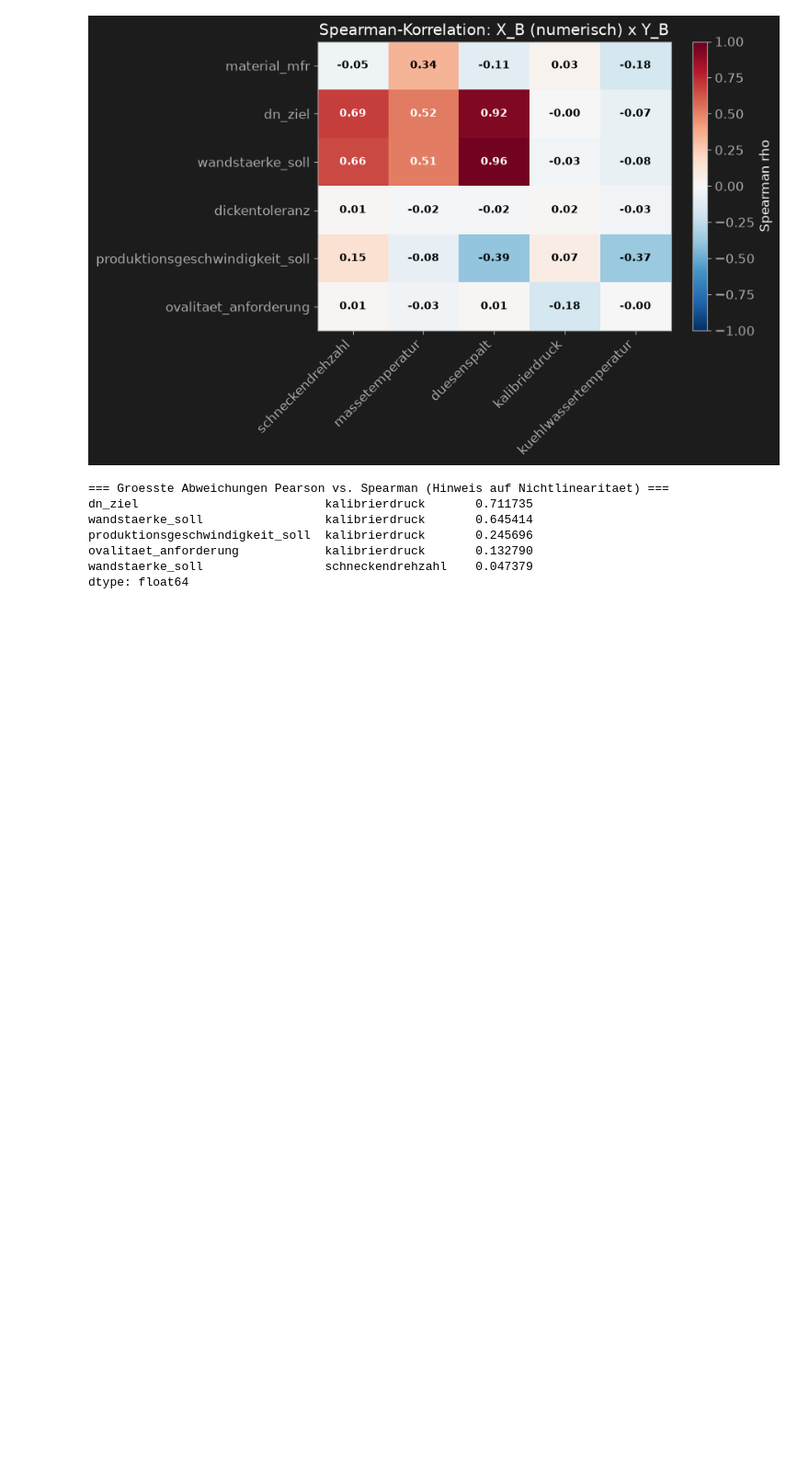
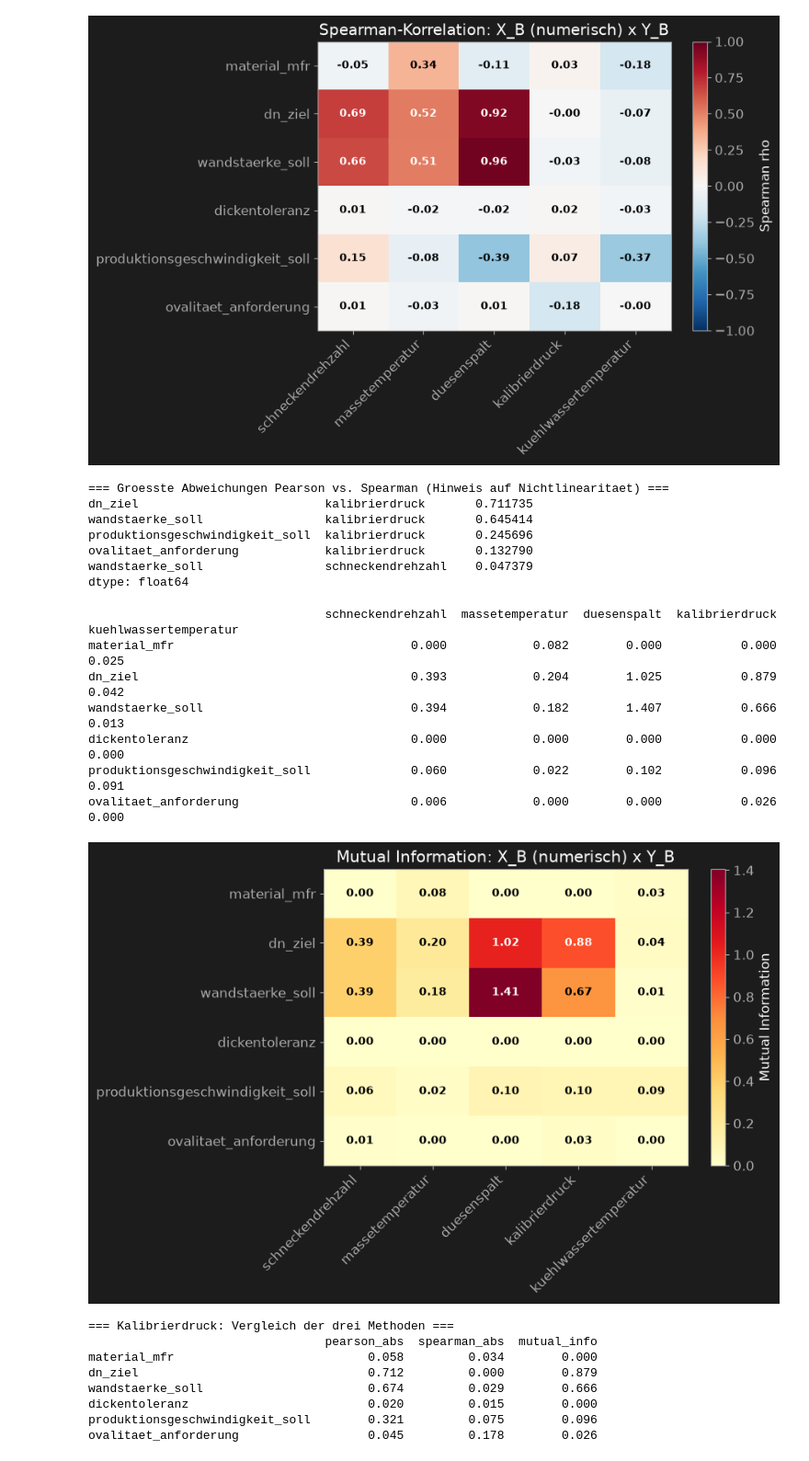
Before and after one commit to AwaTekoete/_MyExtrusionML_Synthetisch, a Jupyter notebook: notebooks/09_eda_model_b.ipynb, the cells around one changed output. Shown at 92% size. Cells and saved outputs as stored; diff of their text form; code cells hidden in the pictures; blank space fills up the shorter version.

Commit message:
feat: Model B EDA - Mutual Information confirms strong DN-kalibrierdruck dependency missed by Spearman (rank-order broken by mechanism jump)

```diff
--- a/notebooks/09_eda_model_b.ipynb
+++ b/notebooks/09_eda_model_b.ipynb
@@ -397,3 +397,63 @@ produktionsgeschwindigkeit_soll  kalibrierdruck       0.245696
 ovalitaet_anforderung            kalibrierdruck       0.132790
 wandstaerke_soll                 schneckendrehzahl    0.047379
 dtype: float64
+# %%
+# =============================================================================
+# Zelle 11 – AP 2.3: Mutual Information (X_B numerisch x Y_B)
+# =============================================================================
+# Erfasst beliebige statistische Abhaengigkeit, auch nicht-monotone
+# Zusammenhaenge (wie den Formluft/Vakuum-Sprung bei kalibrierdruck, den
+# weder Pearson noch Spearman angemessen erfassen konnten, siehe Zelle 10).
+# =============================================================================
+from sklearn.feature_selection import mutual_info_regression
+
+mi_matrix = pd.DataFrame(index=x_b_numerisch, columns=Y_B_MERKMALE, dtype=float)
+for y_col in Y_B_MERKMALE:
+    mi_werte = mutual_info_regression(df_b[x_b_numerisch], df_b[y_col], random_state=SEED)
+    mi_matrix[y_col] = mi_werte
+
+print(mi_matrix.round(3).to_string())
+mi_matrix.to_csv("../reports/tables/09_mutual_information_x_b_y_b.csv")
+
+fig, ax = plt.subplots(figsize=(9, 6))
+im = ax.imshow(mi_matrix.values.astype(float), cmap="YlOrRd", vmin=0, aspect="auto")
+ax.set_xticks(range(len(Y_B_MERKMALE)))
+ax.set_xticklabels(Y_B_MERKMALE, rotation=45, ha="right")
+ax.set_yticks(range(len(x_b_numerisch)))
+ax.set_yticklabels(x_b_numerisch)
+for i in range(len(x_b_numerisch)):
+    for j in range(len(Y_B_MERKMALE)):
+        wert = mi_matrix.values[i, j]
+        textfarbe = "black" if wert < mi_matrix.values.max()*0.5 else "white"
+        ax.text(j, i, f"{wert:.2f}", ha="center", va="center", color=textfarbe, fontsize=10, fontweight="bold")
+plt.colorbar(im, label="Mutual Information")
+plt.title("Mutual Information: X_B (numerisch) x Y_B")
+plt.tight_layout()
+save_figure(fig, "../reports/figures/09_mutual_information_heatmap.png")
+plt.show()
+
+# --- Vergleich: bestaetigt MI staerkere Kalibrierdruck-Abhaengigkeit als Pearson/Spearman? ---
+print("\n=== Kalibrierdruck: Vergleich der drei Methoden ===")
+vergleich_kalibrierdruck = pd.DataFrame({
+    "pearson_abs": pearson_matrix["kalibrierdruck"].astype(float).abs(),
+    "spearman_abs": spearman_matrix["kalibrierdruck"].astype(float).abs(),
+    "mutual_info": mi_matrix["kalibrierdruck"],
+})
+print(vergleich_kalibrierdruck.round(3).to_string())
+# %% [output]
+                                 schneckendrehzahl  massetemperatur  duesenspalt  kalibrierdruck  kuehlwassertemperatur
+material_mfr                                 0.000            0.082        0.000           0.000                  0.025
+dn_ziel                                      0.393            0.204        1.025           0.879                  0.042
+wandstaerke_soll                             0.394            0.182        1.407           0.666                  0.013
+dickentoleranz                               0.000            0.000        0.000           0.000                  0.000
+produktionsgeschwindigkeit_soll              0.060            0.022        0.102           0.096                  0.091
+ovalitaet_anforderung                        0.006            0.000        0.000           0.026                  0.000
+[figure, added]
+=== Kalibrierdruck: Vergleich der drei Methoden ===
+                                 pearson_abs  spearman_abs  mutual_info
+material_mfr                           0.058         0.034        0.000
+dn_ziel                                0.712         0.000        0.879
+wandstaerke_soll                       0.674         0.029        0.666
+dickentoleranz                         0.020         0.015        0.000
+produktionsgeschwindigkeit_soll        0.321         0.075        0.096
+ovalitaet_anforderung                  0.045         0.178        0.026
```
Also changed, not shown: 2 other files.
